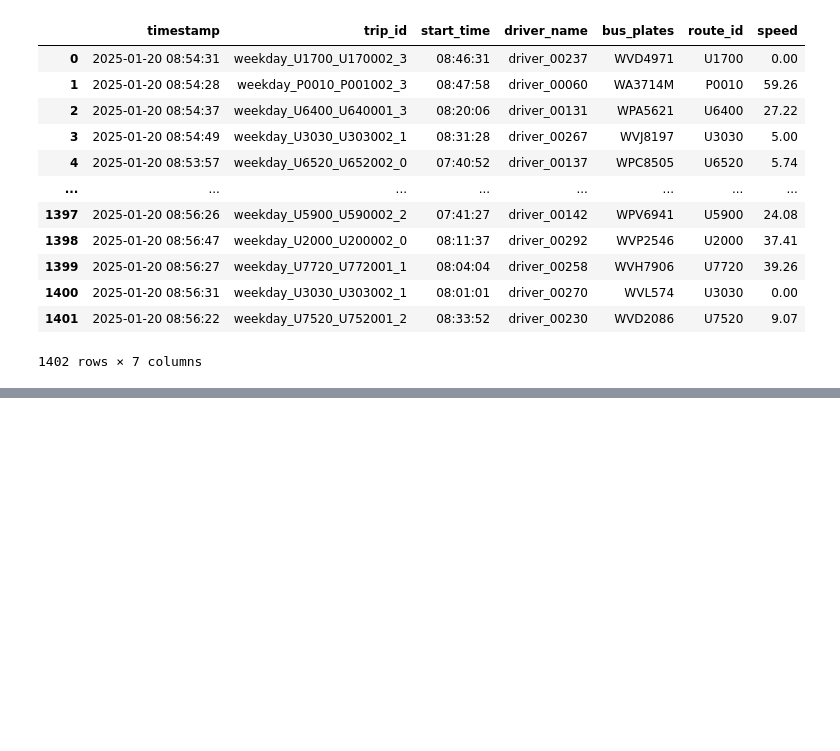
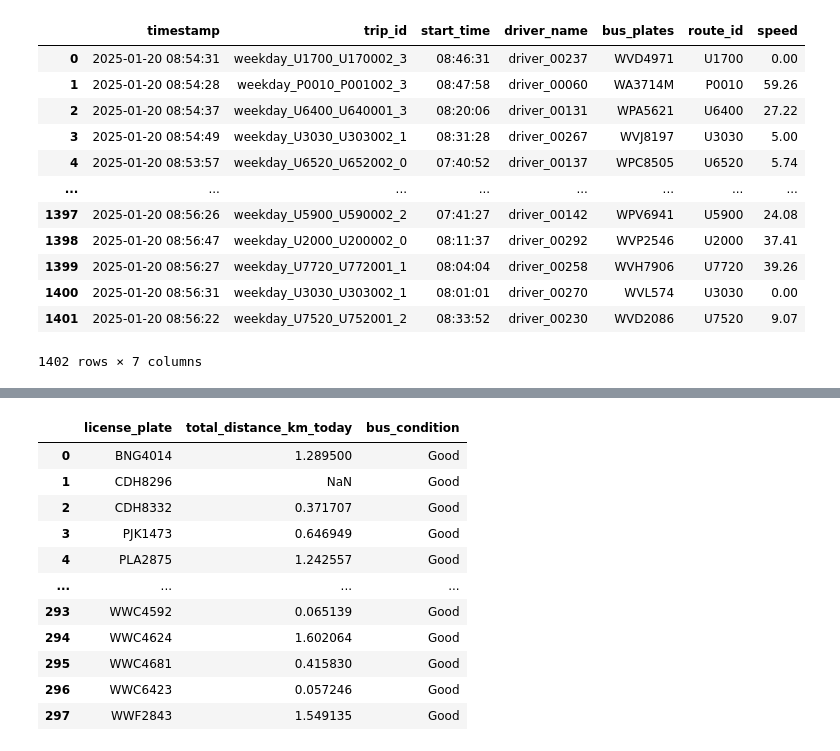
Before and after one commit to ammarsaf/rapid-tracker, a Jupyter notebook: experiment/prasarana.ipynb, the cells around one changed output, grey strips where cells are left out. Drawn from its saved outputs; the diff is of its cells as text; code cells hidden in the pictures; blank space fills up the shorter version.

Commit message:
add fact_bus_maintenance

```diff
--- a/experiment/prasarana.ipynb
+++ b/experiment/prasarana.ipynb
@@ -278,0 +336,85 @@ fetch_db('SELECT * FROM rapidkl.fact_trips')
+# %%
+df_maintenance = fetch_db(
+    """
+    with geo_table AS (
+    SELECT timestamp,
+            license_plate,
+            longitude,
+            latitude,
+            ROW_NUMBER () OVER (PARTITION BY license_plate ORDER BY timestamp ASC) as row_number,
+            LAG (longitude) OVER (PARTITION BY license_plate ORDER BY timestamp ASC) as prev_longitude,
+            LAG (latitude) OVER (PARTITION BY license_plate ORDER BY timestamp ASC) as prev_latitude
+    FROM rapidkl.fact_daily_trip
+    ),
+    geo_today AS (
+    SELECT
+            license_plate ,
+            DATE(timestamp),
+            SUM(distance_km) as total_distance_km
+    FROM (
+        SELECT timestamp, license_plate,
+            2 * 6371 *
+            ASIN(SQRT(
+                POWER(SIN(RADIANS(latitude - prev_latitude) / 2), 2) +
+                COS(RADIANS(prev_latitude)) * COS(RADIANS(latitude)) *
+                POWER(SIN(RADIANS(longitude - prev_longitude) / 2), 2)
+            )) AS distance_km
+        FROM geo_table
+    ) jjj
+    WHERE DATE(timestamp) = DATE('2025-01-20') -- today
+    GROUP BY license_plate, distance_km, timestamp
+    ORDER BY distance_km DESC
+    ),
+    geo_yesterday AS (
+    SELECT
+            license_plate ,
+            DATE(timestamp),
+            SUM(distance_km) as total_distance_km
+    FROM (
+        SELECT timestamp, license_plate,
+            2 * 6371 *
+            ASIN(SQRT(
+                POWER(SIN(RADIANS(latitude - prev_latitude) / 2), 2) +
+                COS(RADIANS(prev_latitude)) * COS(RADIANS(latitude)) *
+                POWER(SIN(RADIANS(longitude - prev_longitude) / 2), 2)
+            )) AS distance_km
+        FROM geo_table
+    ) jjj
+    WHERE DATE(timestamp) = DATE('2025-01-19') -- yesterday
+    GROUP BY license_plate, distance_km, timestamp
+    ORDER BY distance_km DESC
+    ),
+    total_distance_today AS (
+    SELECT license_plate, SUM(total_distance_km) AS total_distance_km_today
+    FROM (
+        SELECT *
+        FROM geo_today
+        UNION ALL
+        SELECT *
+        FROM geo_yesterday
+    ) kkk
+    GROUP BY license_plate
+    )
+    SELECT *,
+        CASE
+            WHEN total_distance_km_today > 10000 THEN 'Need service'
+            ELSE 'Good'
+        END AS bus_condition
+    FROM total_distance_today
+    """
+)
+
+df_maintenance
+# %% [output]
+|  | license_plate | total_distance_km_today | bus_condition |
+| 0 | BNG4014 | 1.289500 | Good |
+| 1 | CDH8296 | NaN | Good |
+| 2 | CDH8332 | 0.371707 | Good |
+| 3 | PJK1473 | 0.646949 | Good |
+| 4 | PLA2875 | 1.242557 | Good |
+| ... | ... | ... | ... |
+| 293 | WWC4592 | 0.065139 | Good |
+| 294 | WWC4624 | 1.602064 | Good |
+| 295 | WWC4681 | 0.415830 | Good |
+| 296 | WWC6423 | 0.057246 | Good |
+| 297 | WWF2843 | 1.549135 | Good |
```
Also changed, not shown: parts of 6 cells of this notebook, 1 other file.
